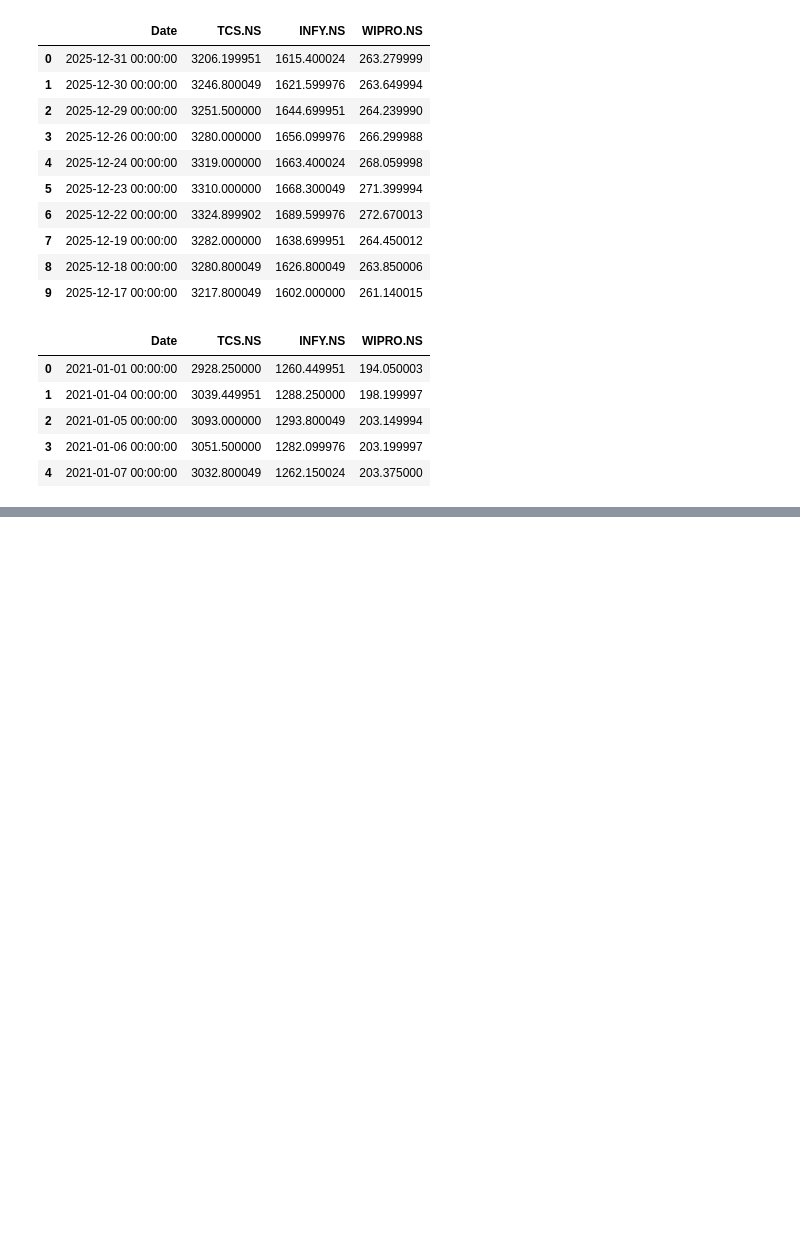
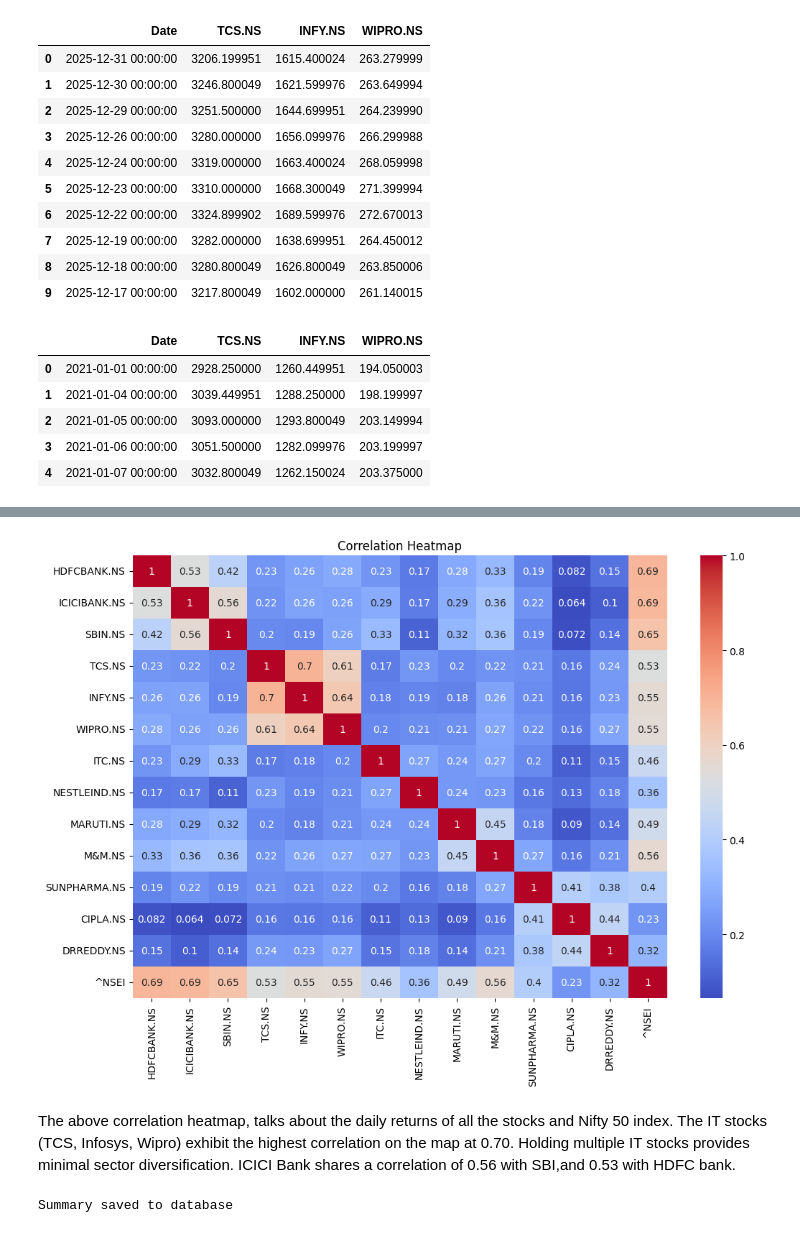
Before and after one commit to sanjeev21072024/portfolio-analytics, a Jupyter notebook: Portfolio Analysis.ipynb, the cells around one changed output, grey strips where cells are left out. Saved outputs shown, nothing was run; the diff lists cells and outputs as text; code cells hidden in the pictures; blank space fills up the shorter version.

```diff
--- a/Portfolio Analysis.ipynb
+++ b/Portfolio Analysis.ipynb
@@ -263,0 +269,3 @@ it_prices.head()
+# %%
+daily_returns = prices.pct_change().dropna()
+print(f'Daily returns:\n{daily_returns.head()}\n')
@@ -263,0 +375,4 @@ it_prices.head()
+# %%
+# Correlation Matrix
+correlation_matrix = daily_returns.corr()
+print(f'Correlation Matrix:\n{correlation_matrix}')
@@ -263,0 +397,24 @@ it_prices.head()
+# %%
+#Correlation Heatmap
+plt.figure(figsize=(12, 8))
+sns.heatmap(correlation_matrix, annot=True, cmap='coolwarm')
+plt.title('Correlation Heatmap')
+plt.show()
+# %% [output]
+[figure, added]
+# %% [markdown]
+The above correlation heatmap, talks about the daily returns of all the stocks and Nifty 50 index. The IT stocks (TCS, Infosys, Wipro) exhibit the highest correlation on the map at 0.70. Holding multiple IT stocks provides minimal sector diversification. ICICI Bank shares a correlation of 0.56 with SBI,and 0.53 with HDFC bank.
+# %%
+# 1. Combine your calculated metrics into a DataFrame
+summary = pd.DataFrame({
+    'Annual_Volatility': annual_volatility,
+    'Sharpe_Ratio': sharpe_ratios,
+    'Beta': beta
+})
+
+# 2. Save to SQLite database
+summary.to_sql("stock_summary", conn, if_exists="replace")
+conn.commit()
+print("Summary saved to database")
+# %% [output]
+Summary saved to database
```
Also changed, not shown: parts of 19 cells of this notebook.
